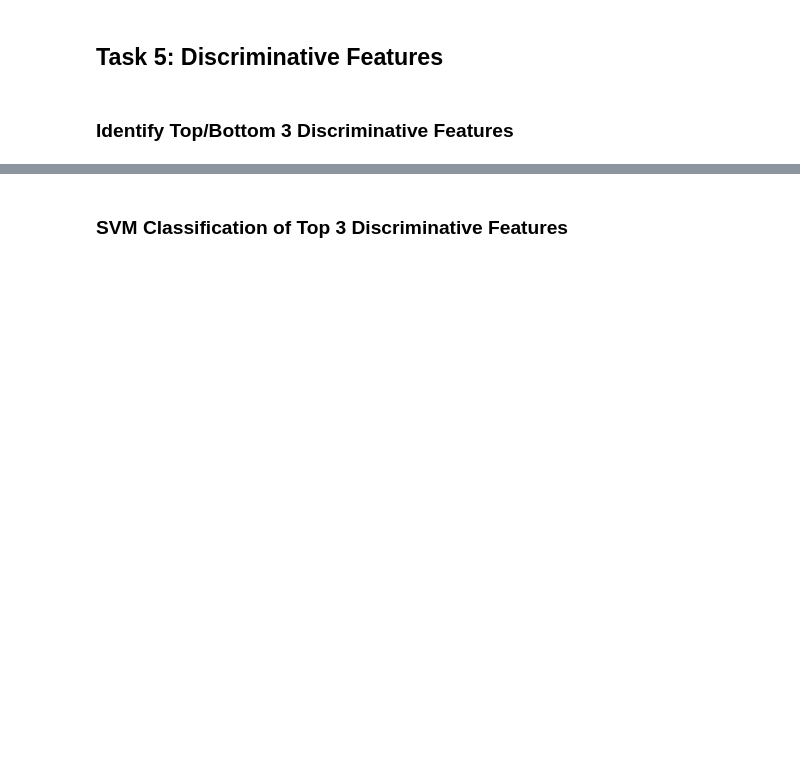
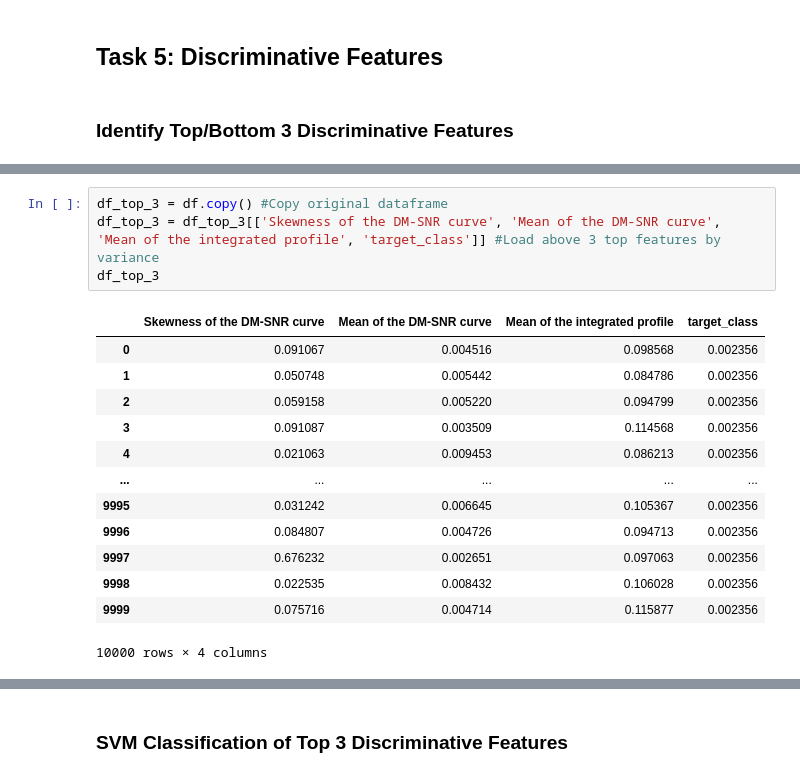
Before and after one commit to dandex200/COMP47490_Machine_Learning, a Jupyter notebook: Assignment_1/ML_A1.ipynb, the cells around one changed output, grey strips where cells are left out. Saved outputs shown, nothing was run; the diff lists cells and outputs as text; blank space fills up the shorter version.

```diff
--- a/Assignment_1/ML_A1.ipynb
+++ b/Assignment_1/ML_A1.ipynb
@@ -597,0 +637,18 @@ Text
+# %%
+df_top_3 = df.copy() #Copy original dataframe
+df_top_3 = df_top_3[['Skewness of the DM-SNR curve', 'Mean of the DM-SNR curve', 'Mean of the integrated profile', 'target_class']] #Load above 3 top features by variance
+df_top_3
+# %% [output]
+|  | Skewness of the DM-SNR curve | Mean of the DM-SNR curve | Mean of the integrated profile | target_class |
+| 0 | 0.091067 | 0.004516 | 0.098568 | 0.002356 |
+| 1 | 0.050748 | 0.005442 | 0.084786 | 0.002356 |
+| 2 | 0.059158 | 0.005220 | 0.094799 | 0.002356 |
+| 3 | 0.091087 | 0.003509 | 0.114568 | 0.002356 |
+| 4 | 0.021063 | 0.009453 | 0.086213 | 0.002356 |
+| ... | ... | ... | ... | ... |
+| 9995 | 0.031242 | 0.006645 | 0.105367 | 0.002356 |
+| 9996 | 0.084807 | 0.004726 | 0.094713 | 0.002356 |
+| 9997 | 0.676232 | 0.002651 | 0.097063 | 0.002356 |
+| 9998 | 0.022535 | 0.008432 | 0.106028 | 0.002356 |
+| 9999 | 0.075716 | 0.004714 | 0.115877 | 0.002356 |
+10000 rows × 4 columns
```
Also changed, not shown: parts of 66 cells of this notebook, 1 other file.
